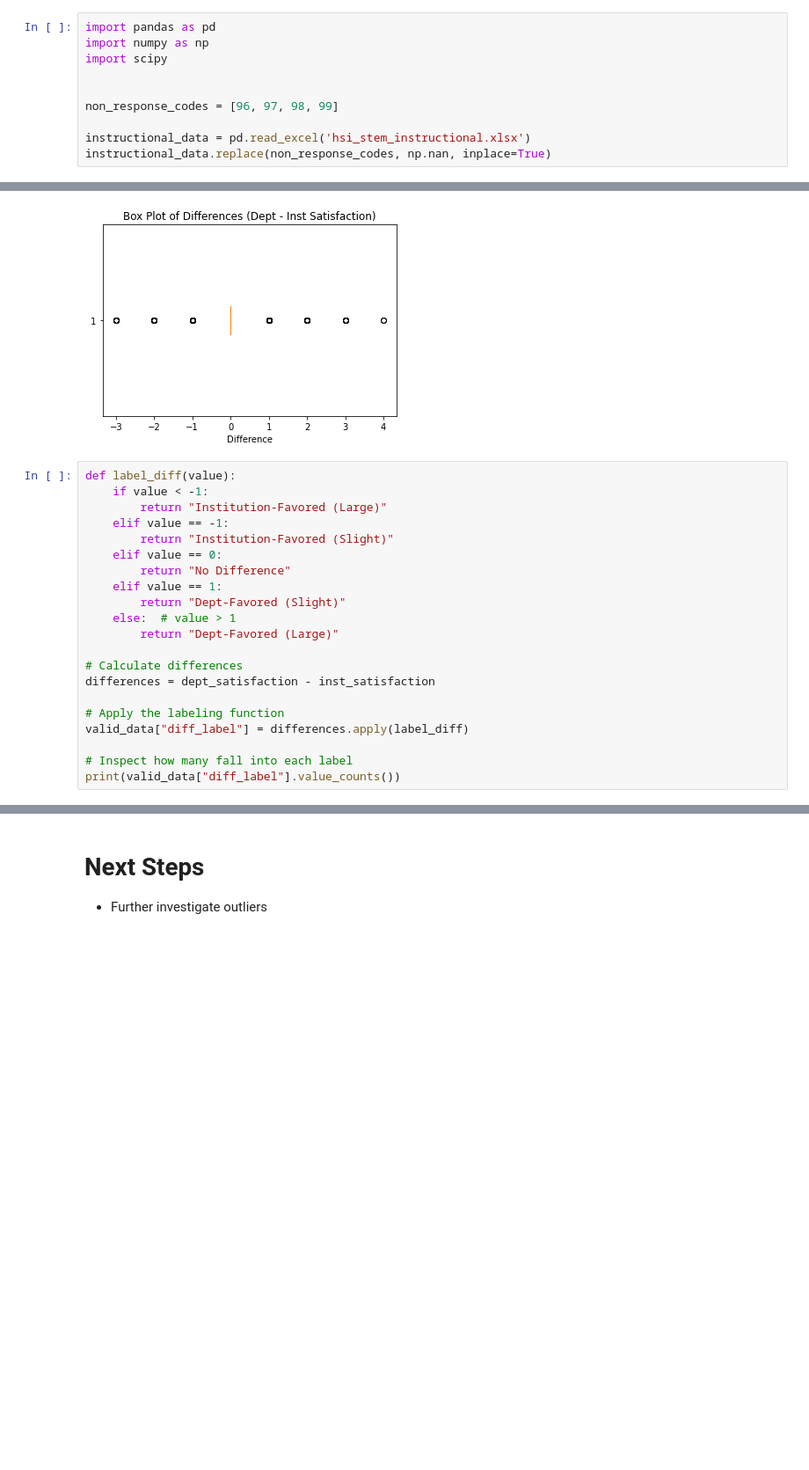
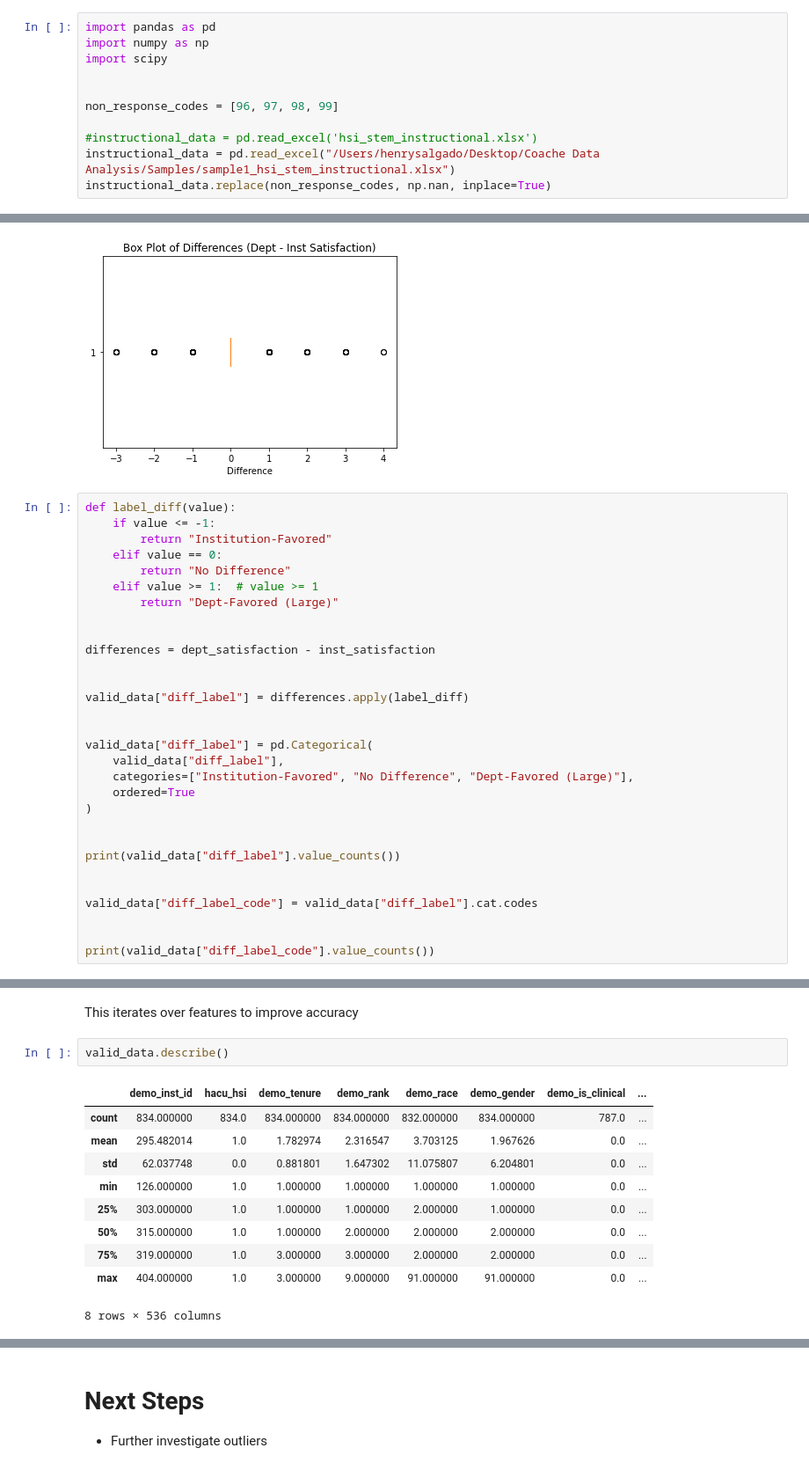
Before and after one commit to eigenhenry/Coache_analysis, a Jupyter notebook: asee25.ipynb, the cells around one changed output, grey strips where cells are left out. Shown: that part at 88% size. Cells and saved outputs as stored; diff of their text form; blank space fills up the shorter version.

```diff
--- a/asee25.ipynb
+++ b/asee25.ipynb
@@ -18,7 +18,8 @@ import scipy
 
 non_response_codes = [96, 97, 98, 99]
 
-instructional_data = pd.read_excel('hsi_stem_instructional.xlsx')
+#instructional_data = pd.read_excel('hsi_stem_instructional.xlsx')
+instructional_data = pd.read_excel("/Users/henrysalgado/Desktop/Coache Data Analysis/Samples/sample1_hsi_stem_instructional.xlsx")
 instructional_data.replace(non_response_codes, np.nan, inplace=True)
 # %% [markdown]
 # Items of interest
@@ -123,23 +124,32 @@ plt.show()
 [figure]
 # %%
 def label_diff(value):
-    if value < -1:
-        return "Institution-Favored (Large)"
-    elif value == -1:
-        return "Institution-Favored (Slight)"
+    if value <= -1:
+        return "Institution-Favored"
     elif value == 0:
         return "No Difference"
-    elif value == 1:
-        return "Dept-Favored (Slight)"
-    else:  # value > 1
+    elif value >= 1:  # value >= 1
         return "Dept-Favored (Large)"
 
-# Calculate differences
+
 differences = dept_satisfaction - inst_satisfaction
 
-# Apply the labeling function
+
 valid_data["diff_label"] = differences.apply(label_diff)
 
-# Inspect how many fall into each label
+
+valid_data["diff_label"] = pd.Categorical(
+    valid_data["diff_label"],
+    categories=["Institution-Favored", "No Difference", "Dept-Favored (Large)"],
+    ordered=True
+)
+
+
 print(valid_data["diff_label"].value_counts())
+
+
+valid_data["diff_label_code"] = valid_data["diff_label"].cat.codes
+
+
+print(valid_data["diff_label_code"].value_counts())
 # %% [output]
@@ -156,0 +178,15 @@ See the caveats in the documentation: https://pandas.pydata.org/pandas-docs/stab
+# %% [markdown]
+This iterates over features to improve accuracy
+# %%
+valid_data.describe()
+# %% [output]
+|  | demo_inst_id | hacu_hsi | demo_tenure | demo_rank | demo_race | demo_gender | demo_is_clinical | ... |
+| count | 834.000000 | 834.0 | 834.000000 | 834.000000 | 832.000000 | 834.000000 | 787.0 | ... |
+| mean | 295.482014 | 1.0 | 1.782974 | 2.316547 | 3.703125 | 1.967626 | 0.0 | ... |
+| std | 62.037748 | 0.0 | 0.881801 | 1.647302 | 11.075807 | 6.204801 | 0.0 | ... |
+| min | 126.000000 | 1.0 | 1.000000 | 1.000000 | 1.000000 | 1.000000 | 0.0 | ... |
+| 25% | 303.000000 | 1.0 | 1.000000 | 1.000000 | 2.000000 | 1.000000 | 0.0 | ... |
+| 50% | 315.000000 | 1.0 | 1.000000 | 2.000000 | 2.000000 | 2.000000 | 0.0 | ... |
+| 75% | 319.000000 | 1.0 | 3.000000 | 3.000000 | 2.000000 | 2.000000 | 0.0 | ... |
+| max | 404.000000 | 1.0 | 3.000000 | 9.000000 | 91.000000 | 91.000000 | 0.0 | ... |
+8 rows × 536 columns
```
Also changed, not shown: parts of 5 cells of this notebook.
